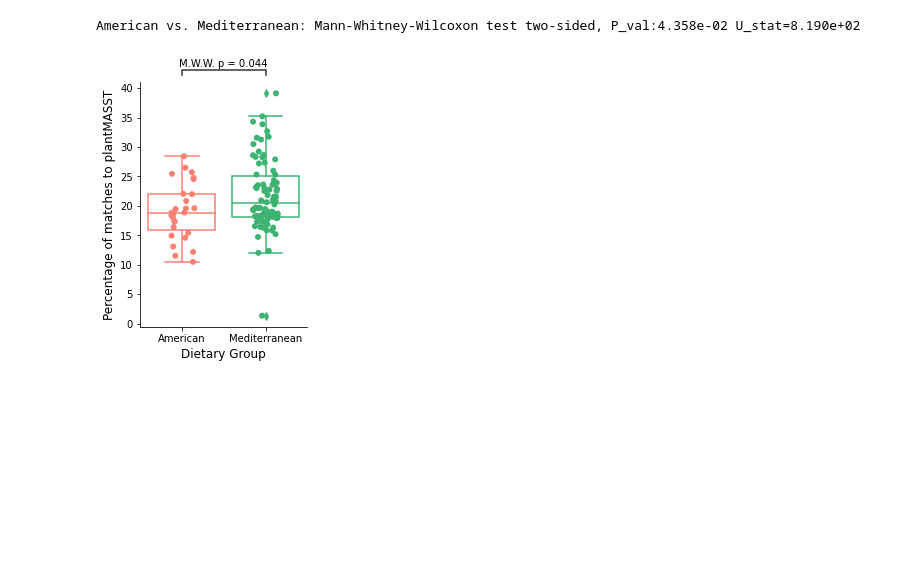
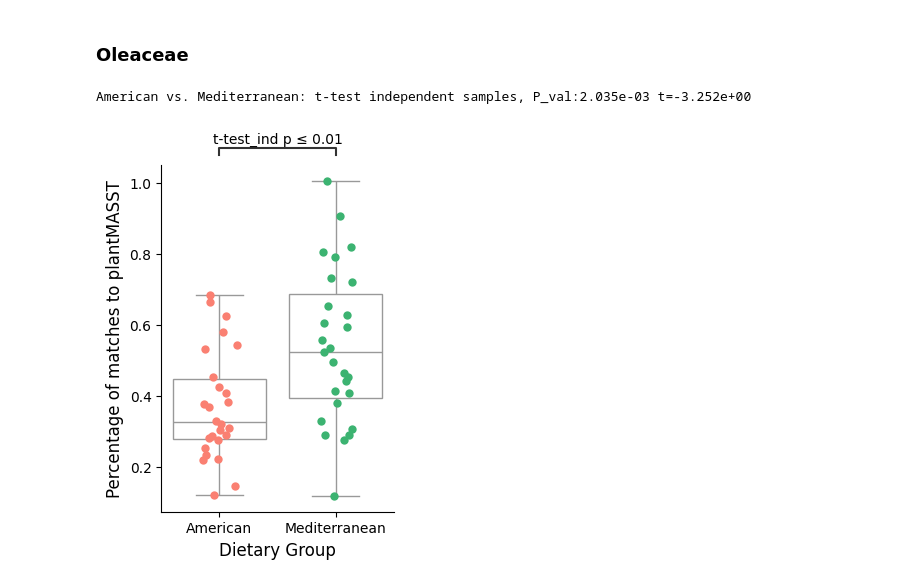
Before and after one commit to helenamrusso/plantmasst, a Jupyter notebook: Figure_2/Code/Figure_2d.ipynb, the cells around one changed output. Drawn from its saved outputs; the diff is of its cells as text; code cells hidden in the pictures; blank space fills up the shorter version.

```diff
--- a/Figure_2/Code/Figure_2d.ipynb
+++ b/Figure_2/Code/Figure_2d.ipynb
@@ -15,8 +17,12 @@ matplotlib.rcParams['ps.fonttype'] = 42
 
 #import MZmine feature table
 ftable_mzmine = pd.read_csv('/path/Beef_ConjBA_iimn_quant.csv', sep=';', index_col=0)
-#import the combined plantmasst table
-plantmasst = pd.read_csv('/path/PattersonDiet_plant.tsv', sep='\t')
+#import the combined plantmasst table and filter for cosine_raw>=0.7
+plantmasst = pd.read_csv('/path/American_Mediterranean_plantMASST_matches.tsv', sep='\t')
+#remove analogs
+plantmasst = plantmasst[plantmasst['Cosine'] >= 0.7]
+plantmasst = plantmasst[(plantmasst['Delta Mass'] >= -0.02) & (plantmasst['Delta Mass'] <= 0.02)]
+
 #import the metadata of the study
 metadata = pd.read_csv('/path/Patterson_metadata.csv', sep=';')
 #import a dataframe with features with MS2
@@ -85,59 +29,0 @@ summed_df_merged = summed_df_merged.sort_values('diet')
-# %%
-#plot
-plt.figure(figsize=(3, 4.5))
-
-my_pal = {'Mediterranean': 'mediumseagreen', 'American': 'salmon'}
-
-# Create boxplot and stripplot
-ax = sns.boxplot(x='diet', y='percentage', data=summed_df_merged, order=order, notch=False,
-                 palette={'Mediterranean': 'white', 'American': 'white'})
-
-# Add colored dots for each category
-for diet in summed_df_merged['diet'].unique():
-    sns.stripplot(
-        x='diet',
-        y='percentage',
-        data=summed_df_merged[summed_df_merged['diet'] == diet],
-        color=my_pal[diet],
-        jitter=0.15,
-        size=6,
-        ax=ax
-    )
-
-# Define pairs for comparison
-pairs = [("American", "Mediterranean")]
-
-# Initialize the Annotator with the defined pairs, data, and axis configuration
-annotator = Annotator(ax, pairs, data=summed_df_merged, x='diet', y='percentage', order=order)
-annotator.configure(test='Mann-Whitney', text_format='full', loc='outside',
-                    pvalue_format_string="{:.3f}")
-
-# Change the axis titles here
-plt.xlabel('Dietary Group', size=12)  # Change the X-axis title
-plt.ylabel('Percentage of matches to plantMASST', size = 12)     # Change the Y-axis title
-
-for i, artist in enumerate(ax.artists):
-    artist.set_edgecolor(my_pal[summed_df_merged['diet'].unique()[i]])
-    # Each patch has 6 associated Line2D objects (the whiskers, the caps, and the median)
-    for j in range(i*6, i*6+6):
-        line = ax.lines[j]
-        line.set_color(my_pal[summed_df_merged['diet'].unique()[i]])
-        line.set_mfc(my_pal[summed_df_merged['diet'].unique()[i]])
-        line.set_mec(my_pal[summed_df_merged['diet'].unique()[i]])
-
-# Hide the top and right spines
-sns.despine()
-
-# Customization for the lines: only leave the bottom and left spines
-ax = plt.gca()  # Get the current Axes instance
-ax.spines['right'].set_visible(False)
-ax.spines['top'].set_visible(False)
-
-# Apply and annotate statistical tests
-annotator.apply_and_annotate()
-
-# plt.savefig('/path/American_vs_Mediterranean.pdf')
-plt.show()
-# %% [output]
-American vs. Mediterranean: Mann-Whitney-Wilcoxon test two-sided, P_val:4.358e-02 U_stat=8.190e+02
-[figure, removed]
@@ -143,0 +162,7 @@ American vs. Mediterranean: Mann-Whitney-Wilcoxon test two-sided, P_val:4.358e-0
+# %% [markdown]
+### Oleaceae
+# %%
+summed_df_merged = run_family_analysis('Oleaceae')
+# %% [output]
+American vs. Mediterranean: t-test independent samples, P_val:2.035e-03 t=-3.252e+00
+[figure, added]
```
Also changed, not shown: parts of 6 cells of this notebook.
